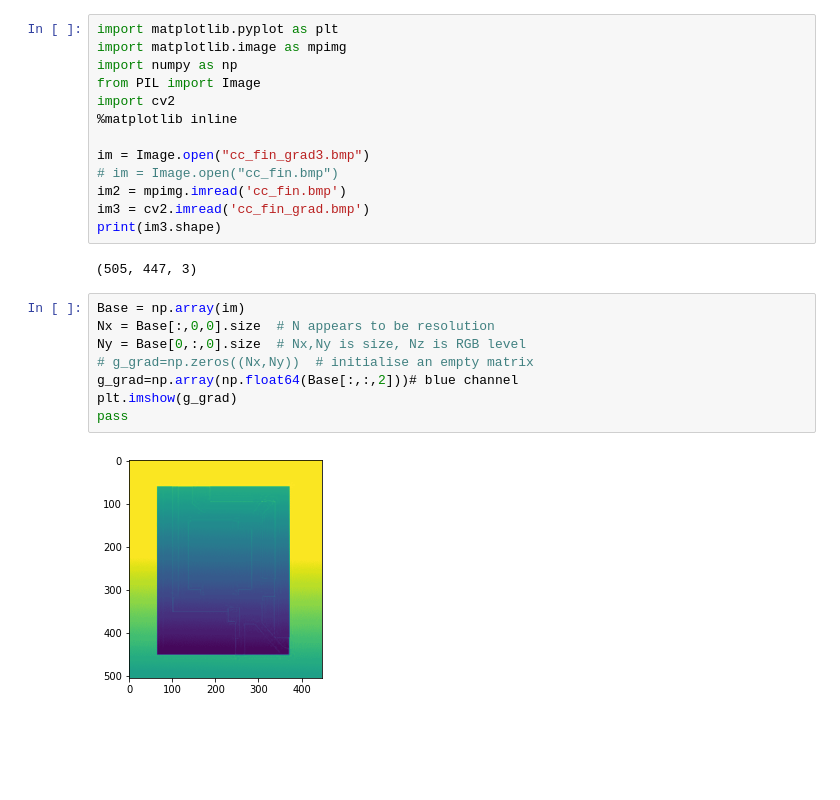
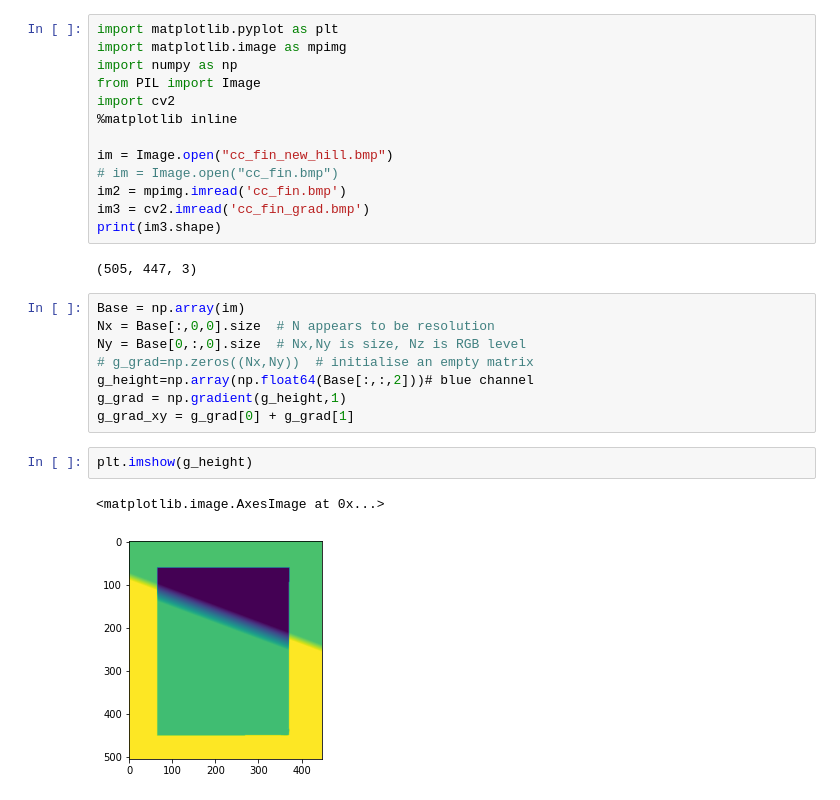
Before and after one commit to Misiek957/ActiveWalkerModelSimulation, a Jupyter notebook: image_import.ipynb, the cells around one changed output. Drawn from its saved outputs; the diff is of its cells as text; blank space fills up the shorter version.

Commit message:
extract blue channel and its gradient for small scale

```diff
--- a/image_import.ipynb
+++ b/image_import.ipynb
@@ -6,7 +6,7 @@ from PIL import Image
 import cv2
 %matplotlib inline
 
-im = Image.open("cc_fin_grad3.bmp")
+im = Image.open("cc_fin_new_hill.bmp")
 # im = Image.open("cc_fin.bmp")
 im2 = mpimg.imread('cc_fin.bmp')
 im3 = cv2.imread('cc_fin_grad.bmp')
@@ -18,8 +18,11 @@ Base = np.array(im)
 Nx = Base[:,0,0].size  # N appears to be resolution
 Ny = Base[0,:,0].size  # Nx,Ny is size, Nz is RGB level
 # g_grad=np.zeros((Nx,Ny))  # initialise an empty matrix
-g_grad=np.array(np.float64(Base[:,:,2]))# blue channel
-plt.imshow(g_grad)
-pass
+g_height=np.array(np.float64(Base[:,:,2]))# blue channel
+g_grad = np.gradient(g_height,1)
+g_grad_xy = g_grad[0] + g_grad[1]
-# %% [output]
-[figure, removed]
+# %%
+plt.imshow(g_height)
+# %% [output]
+<matplotlib.image.AxesImage at 0x...>
+[figure, added]
```
Also changed, not shown: parts of 5 cells of this notebook.
